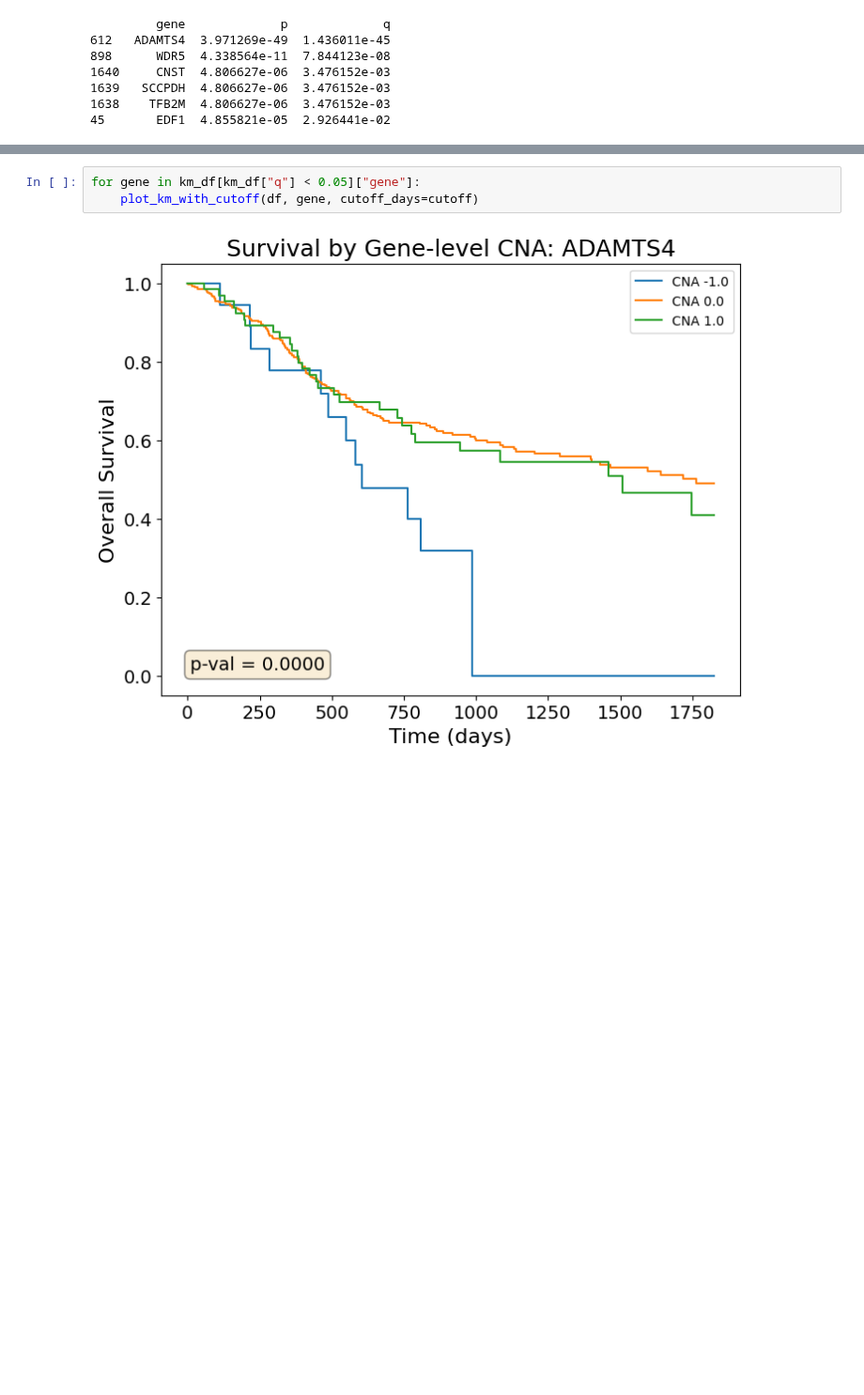
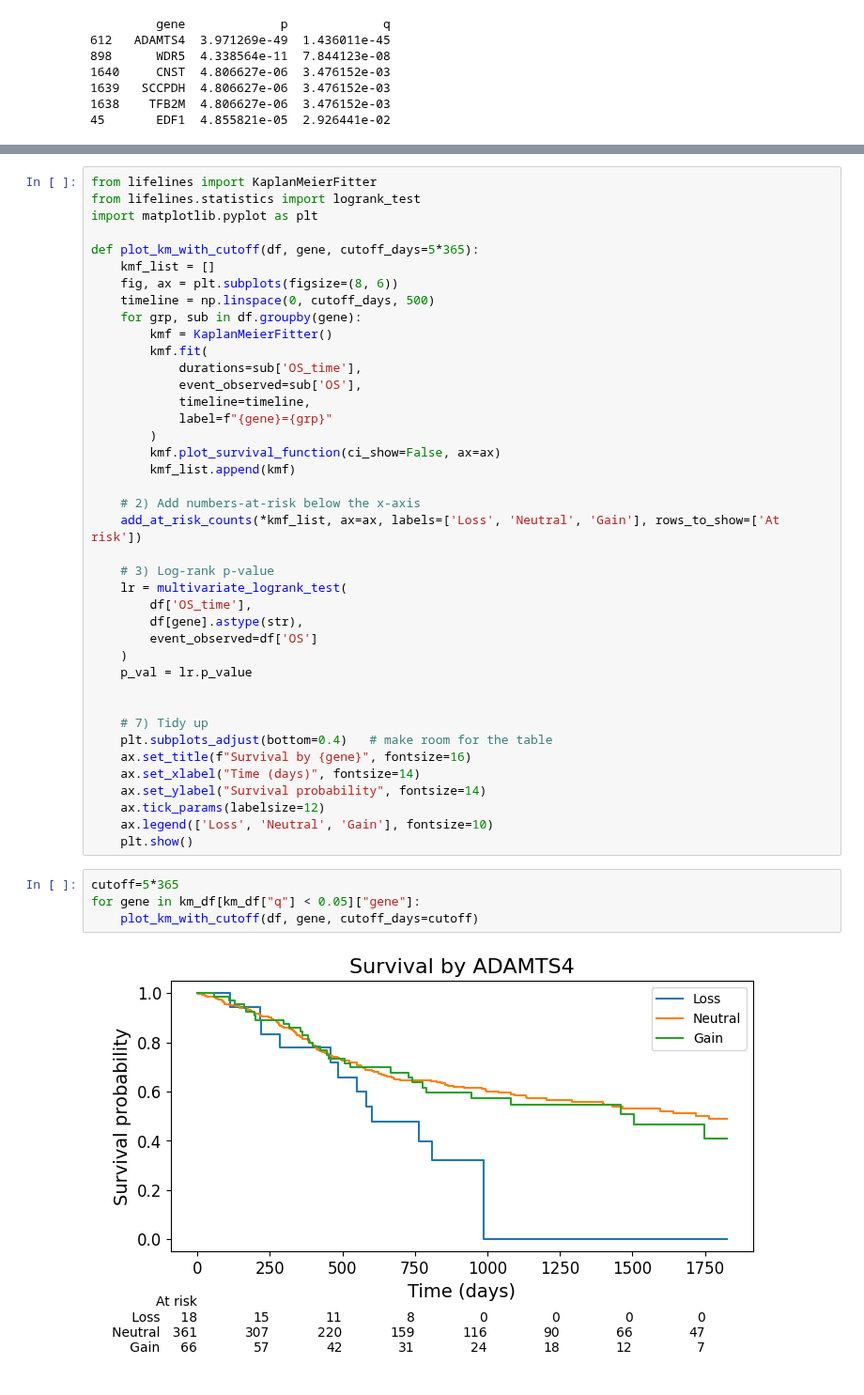
Before and after one commit to Harrison-Q-Ma/BNFO285_Projects, a Jupyter notebook: project_4/Wenshu/cnv_logrank.ipynb, the cells around one changed output, grey strips where cells are left out. Shown at 94% size. Saved outputs shown, nothing was run; the diff lists cells and outputs as text; blank space fills up the shorter version.

Commit message:
add hazard tables in cnv km plots

```diff
--- a/project_4/Wenshu/cnv_logrank.ipynb
+++ b/project_4/Wenshu/cnv_logrank.ipynb
@@ -151,5 +115,46 @@ def plot_km_with_cutoff(df, gene, cutoff_days=5*365):
+# %%
+from lifelines import KaplanMeierFitter
+from lifelines.statistics import logrank_test
+import matplotlib.pyplot as plt
+
+def plot_km_with_cutoff(df, gene, cutoff_days=5*365):
+    kmf_list = []
+    fig, ax = plt.subplots(figsize=(8, 6))
+    timeline = np.linspace(0, cutoff_days, 500)
+    for grp, sub in df.groupby(gene):
+        kmf = KaplanMeierFitter()
+        kmf.fit(
+            durations=sub['OS_time'],
+            event_observed=sub['OS'],
+            timeline=timeline,
+            label=f"{gene}={grp}"
+        )
+        kmf.plot_survival_function(ci_show=False, ax=ax)
+        kmf_list.append(kmf)
+
+    # 2) Add numbers-at-risk below the x-axis
+    add_at_risk_counts(*kmf_list, ax=ax, labels=['Loss', 'Neutral', 'Gain'], rows_to_show=['At risk'])
+
+    # 3) Log-rank p-value
+    lr = multivariate_logrank_test(
+        df['OS_time'],
+        df[gene].astype(str),
+        event_observed=df['OS']
+    )
+    p_val = lr.p_value
+
+
+    # 7) Tidy up
+    plt.subplots_adjust(bottom=0.4)   # make room for the table
+    ax.set_title(f"Survival by {gene}", fontsize=16)
+    ax.set_xlabel("Time (days)", fontsize=14)
+    ax.set_ylabel("Survival probability", fontsize=14)
+    ax.tick_params(labelsize=12)
+    ax.legend(['Loss', 'Neutral', 'Gain'], fontsize=10)
+    plt.show()
 # %%
+cutoff=5*365
 for gene in km_df[km_df["q"] < 0.05]["gene"]:
     plot_km_with_cutoff(df, gene, cutoff_days=cutoff)
 # %% [output]
-[figure, old version]
+[figure, new version]
```
Also changed, not shown: parts of 4 cells of this notebook.
